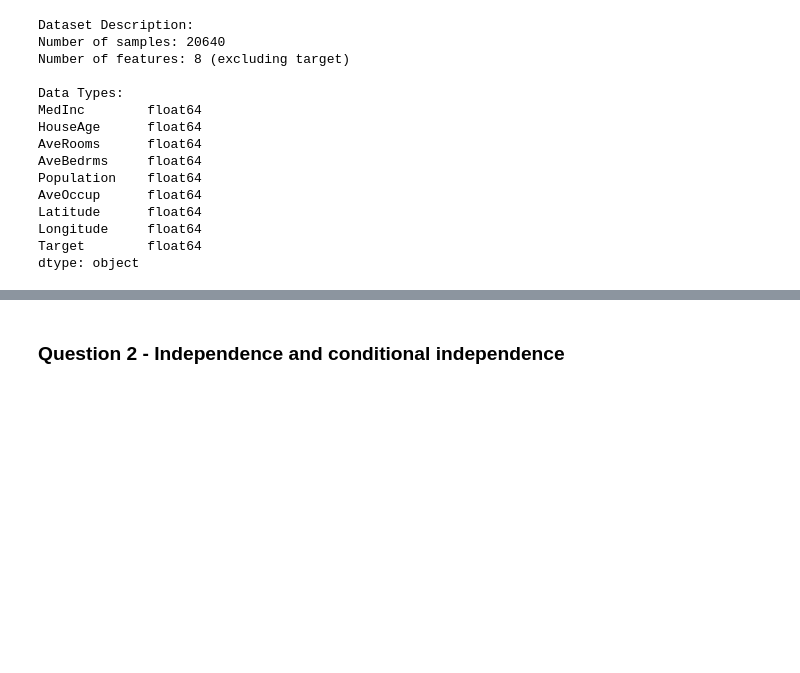
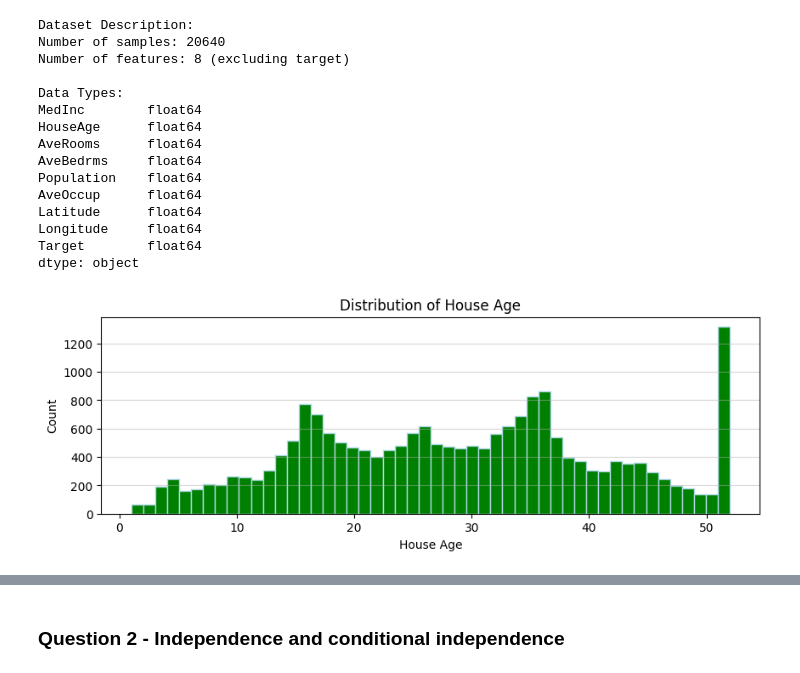
Before and after one commit to aviferdman/Statistics-and-Data-Analysis, a Jupyter notebook: hw2/hw2/HW2.ipynb, the cells around one changed output, grey strips where cells are left out. Cells and saved outputs as stored; diff of their text form; code cells hidden in the pictures; blank space fills up the shorter version.

```diff
--- a/hw2/hw2/HW2.ipynb
+++ b/hw2/hw2/HW2.ipynb
@@ -29,13 +29,15 @@ When plotting, pay close attention to the range of the axis, and include axis la
 6. Identify and report 2 "interesting" trends in the data. No need to provide statistical confidence at this point.
 # %%
 from sklearn.datasets import fetch_california_housing
+import matplotlib.pyplot as plt
 import numpy as np
 import pandas as pd
+import seaborn as sns
 
 # Load the California housing dataset
 california = fetch_california_housing()
-data = pd.DataFrame(california.data, columns=california.feature_names)
-data['Target'] = california.target  # Add target variable (house prices)
+df = pd.DataFrame(california.data, columns=california.feature_names)
+df['Target'] = california.target  # Add target variable (house prices)
 # %%
 # Step 1: Describe the dataset
 print("Dataset Description:")
@@ -59,3 +61,13 @@ Latitude      float64
 Longitude     float64
 Target        float64
 dtype: object
+# %%
+plt.figure(figsize=(10, 3))
+plt.hist(df['HouseAge'], bins=50, color='green', edgecolor='lightblue')
+plt.title("Distribution of House Age")
+plt.xlabel("House Age")
+plt.ylabel("Count")
+plt.grid(axis='y', linestyle='-', alpha=0.5)
+plt.show()
+# %% [output]
+[figure, added]
```
Also changed, not shown: parts of 4 cells of this notebook.
